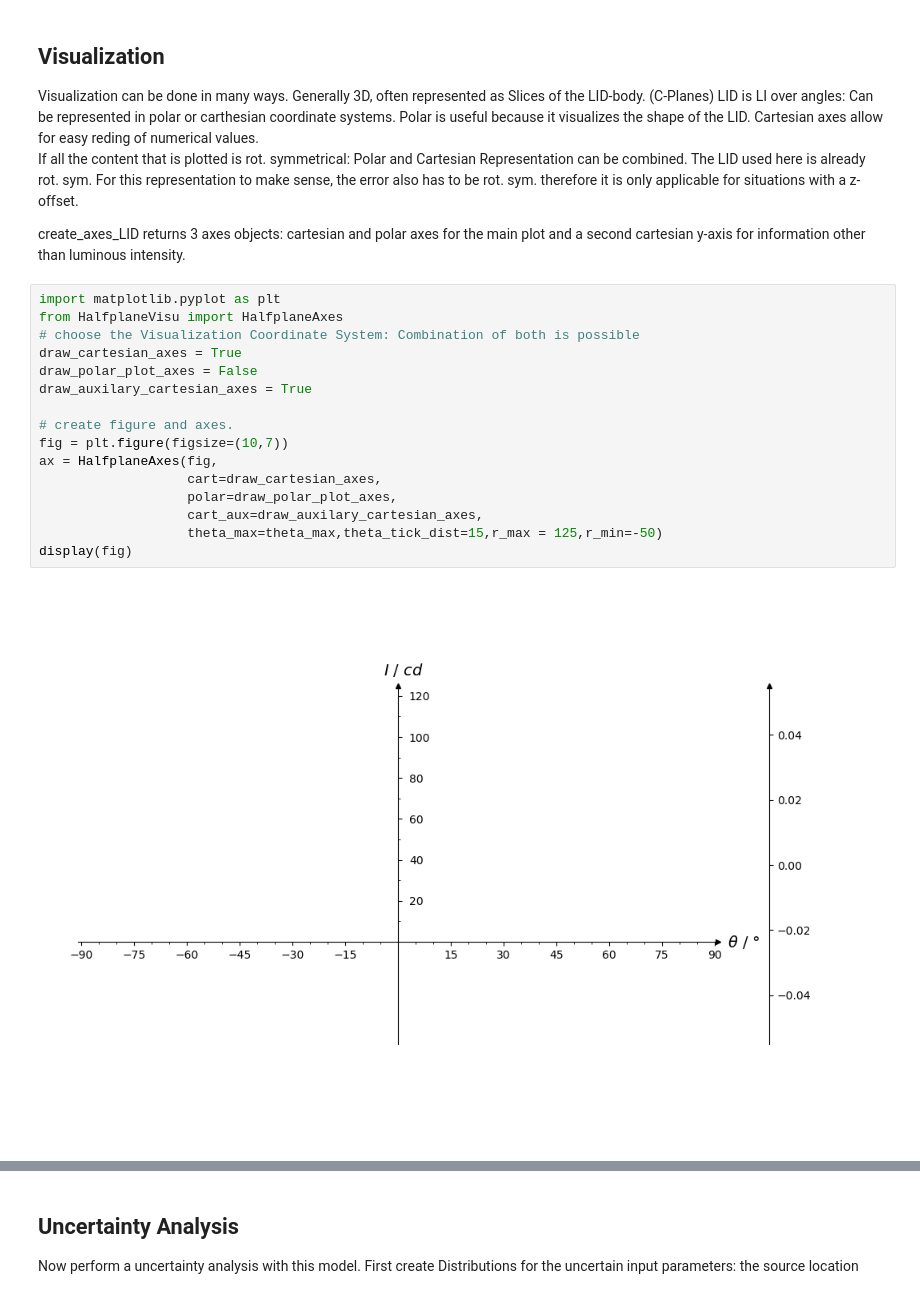
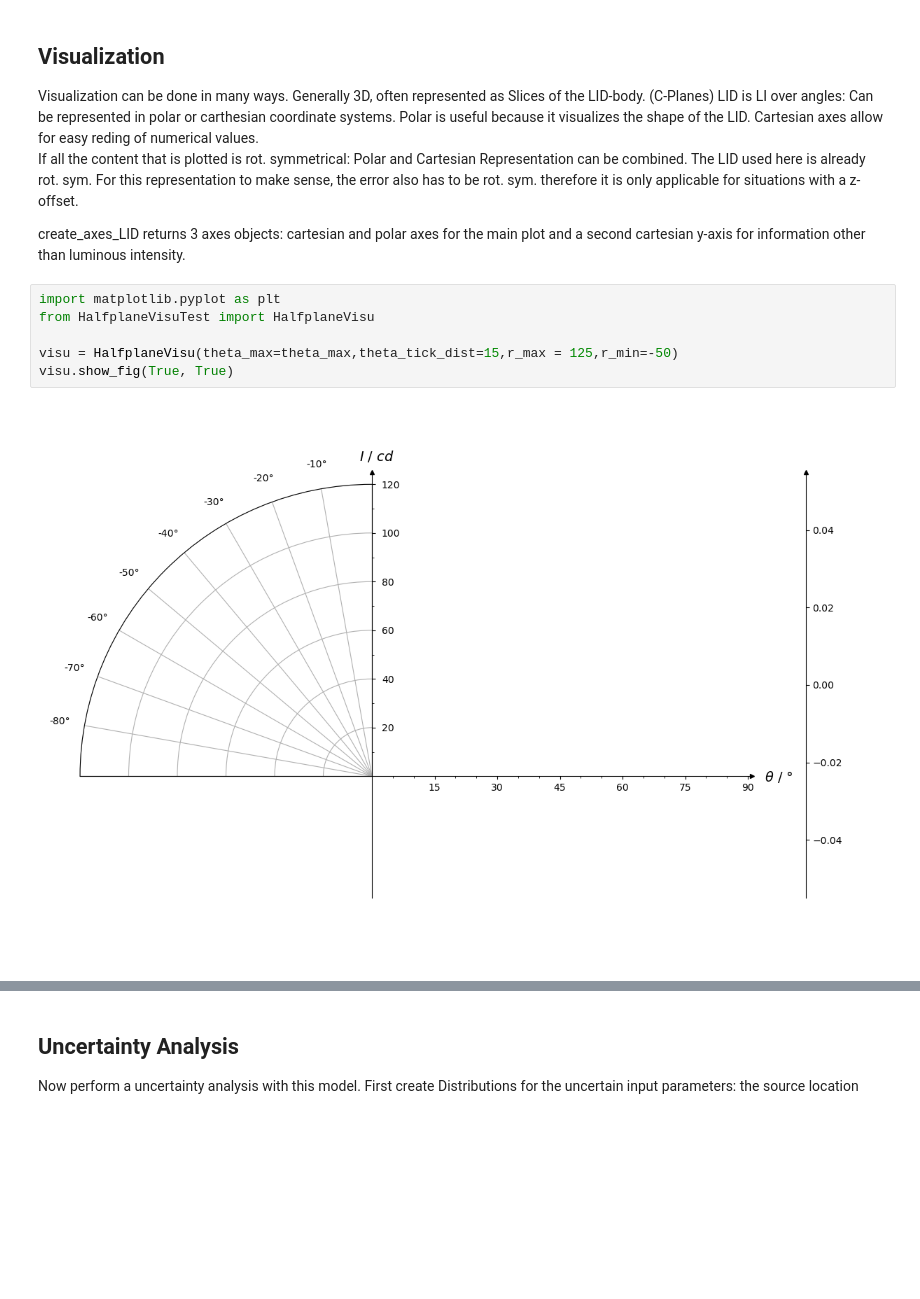
Before and after one commit to empir19nrm02/WP4, a Jupyter notebook: CoLPaper.ipynb, the cells around one changed output, grey strips where cells are left out. Saved outputs shown, nothing was run; the diff lists cells and outputs as text; blank space fills up the shorter version.

```diff
--- a/CoLPaper.ipynb
+++ b/CoLPaper.ipynb
@@ -215,22 +219,12 @@ LID is LI over angles: Can be represented in polar or carthesian coordinate syst
 If all the content that is plotted is rot. symmetrical: Polar and Cartesian Representation can be combined. The LID used here is already rot. sym. For this representation to make sense, the error also has to be rot. sym. therefore it is only applicable for situations with a z-offset.
 
 create_axes_LID returns 3 axes objects: cartesian and polar axes for the main plot and a second cartesian y-axis for information other than luminous intensity.
-# %%
-import matplotlib.pyplot as plt
-from HalfplaneVisu import HalfplaneAxes
-# choose the Visualization Coordinate System: Combination of both is possible
-draw_cartesian_axes = True
-draw_polar_plot_axes = False
-draw_auxilary_cartesian_axes = True
-
-# create figure and axes.
-fig = plt.figure(figsize=(10,7))
-ax = HalfplaneAxes(fig,
-                   cart=draw_cartesian_axes,
-                   polar=draw_polar_plot_axes,
-                   cart_aux=draw_auxilary_cartesian_axes,
-                   theta_max=theta_max,theta_tick_dist=15,r_max = 125,r_min=-50)
-display(fig)
-# %% [output]
-[figure, removed]
+# %%
+import matplotlib.pyplot as plt
+from HalfplaneVisuTest import HalfplaneVisu
+
+visu = HalfplaneVisu(theta_max=theta_max,theta_tick_dist=15,r_max = 125,r_min=-50)
+visu.show_fig(True, True)
+# %% [output]
+[figure, added]
 # %%
```
Also changed, not shown: parts of 24 cells of this notebook, 1 other file.
